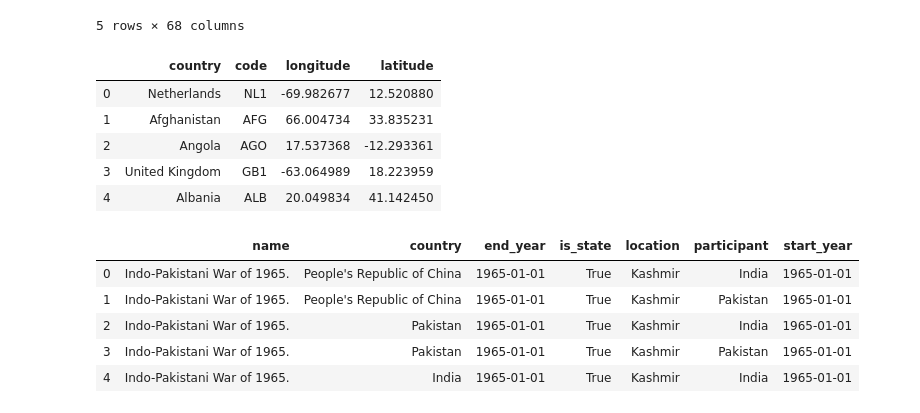
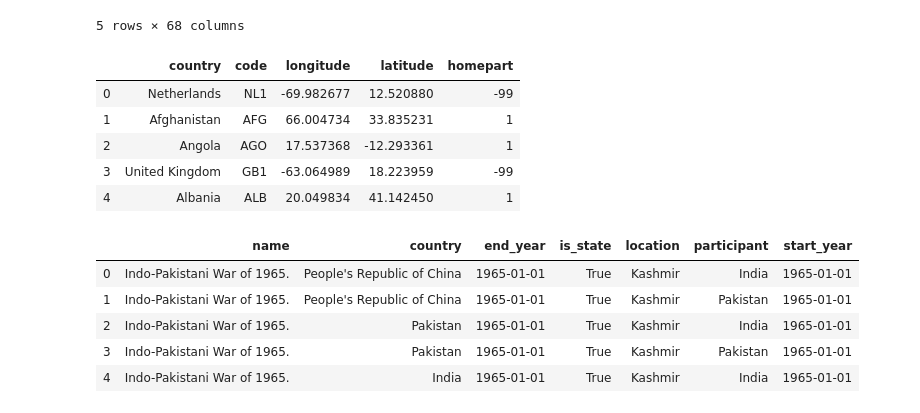
Before and after one commit to pull-fiction/make-crops-not-war, a Jupyter notebook: notebooks/Maps.ipynb, the cells around one changed output. Drawn from its saved outputs; the diff is of its cells as text; code cells hidden in the pictures.

```diff
--- a/notebooks/Maps.ipynb
+++ b/notebooks/Maps.ipynb
@@ -202,23 +202,23 @@ raw_country_centroids_df.head()
 | 4 | country_centroids_az8.5 | POINT (20.0498339611 41.1424498947) | 4 | 1 | Admin-0 country | 6 | Albania | ALB | 0 | 2 | ... |
 5 rows × 68 columns
 # %%
-country_centroids_df = raw_country_centroids_df[['sovereignt', 'sov_a3', 'Longitude', 'Latitude']]
+country_centroids_df = raw_country_centroids_df[['sovereignt', 'sov_a3', 'Longitude', 'Latitude', 'homepart']]
 
 country_centroids_df = country_centroids_df.rename(columns={
         'sovereignt': 'country',
         'sov_a3': 'code',
         'Longitude': 'longitude',
         'Latitude': 'latitude'
     })
 
 country_centroids_df.head()
 # %% [output]
-|  | country | code | longitude | latitude |
-| 0 | Netherlands | NL1 | -69.982677 | 12.520880 |
-| 1 | Afghanistan | AFG | 66.004734 | 33.835231 |
-| 2 | Angola | AGO | 17.537368 | -12.293361 |
-| 3 | United Kingdom | GB1 | -63.064989 | 18.223959 |
-| 4 | Albania | ALB | 20.049834 | 41.142450 |
+|  | country | code | longitude | latitude | homepart |
+| 0 | Netherlands | NL1 | -69.982677 | 12.520880 | -99 |
+| 1 | Afghanistan | AFG | 66.004734 | 33.835231 | 1 |
+| 2 | Angola | AGO | 17.537368 | -12.293361 | 1 |
+| 3 | United Kingdom | GB1 | -63.064989 | 18.223959 | -99 |
+| 4 | Albania | ALB | 20.049834 | 41.142450 | 1 |
 # %%
 final_wars_df.head()
 # %% [output]
```
Also changed, not shown: parts of 12 cells of this notebook.
